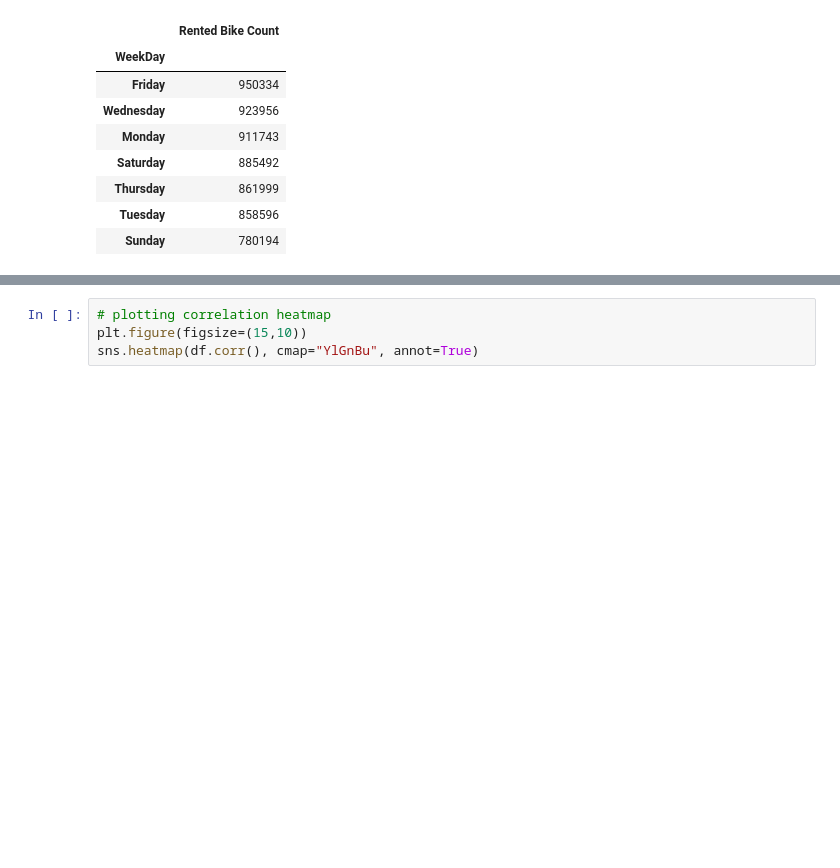
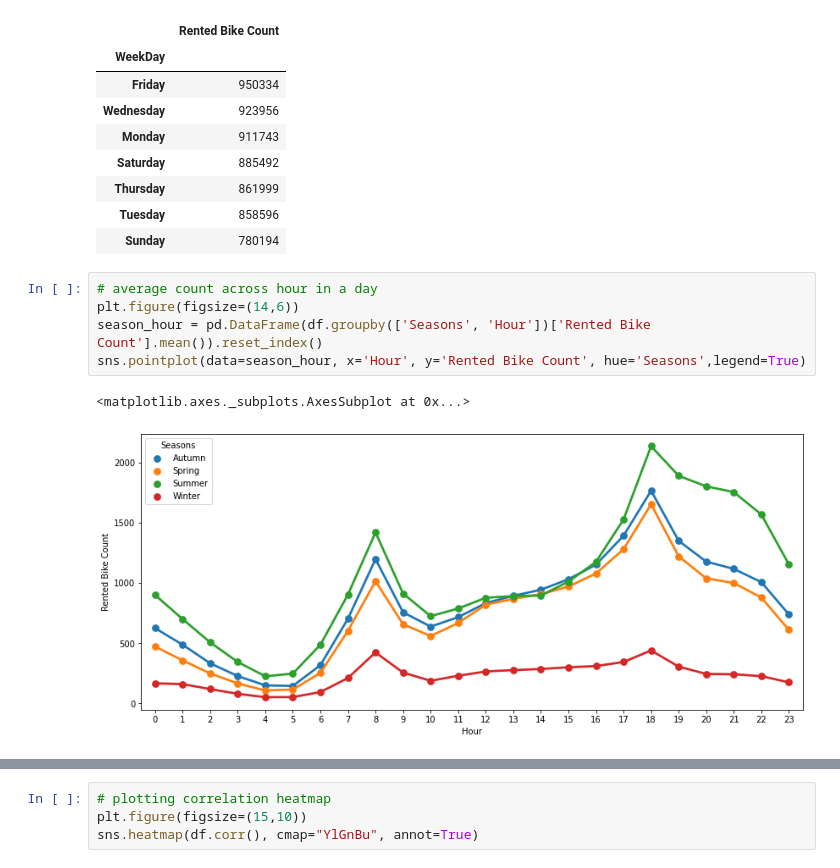
Before and after one commit to AjaharDaroga/Bike_Shearing_Demand_Prediction, a Jupyter notebook: Bike_Sharing_Demand_Prediction.ipynb, the cells around one changed output, grey strips where cells are left out. Cells and saved outputs as stored; diff of their text form; blank space fills up the shorter version.

```diff
--- a/Bike_Sharing_Demand_Prediction.ipynb
+++ b/Bike_Sharing_Demand_Prediction.ipynb
@@ -273,3 +281,11 @@ high_No_Count
 | Thursday | 861999 |
 | Tuesday | 858596 |
 | Sunday | 780194 |
+# %%
+# average count across hour in a day
+plt.figure(figsize=(14,6))
+season_hour = pd.DataFrame(df.groupby(['Seasons', 'Hour'])['Rented Bike Count'].mean()).reset_index()
+sns.pointplot(data=season_hour, x='Hour', y='Rented Bike Count', hue='Seasons',legend=True)
+# %% [output]
+<matplotlib.axes._subplots.AxesSubplot at 0x...>
+[figure, added]
```
Also changed, not shown: parts of 18 cells of this notebook.
